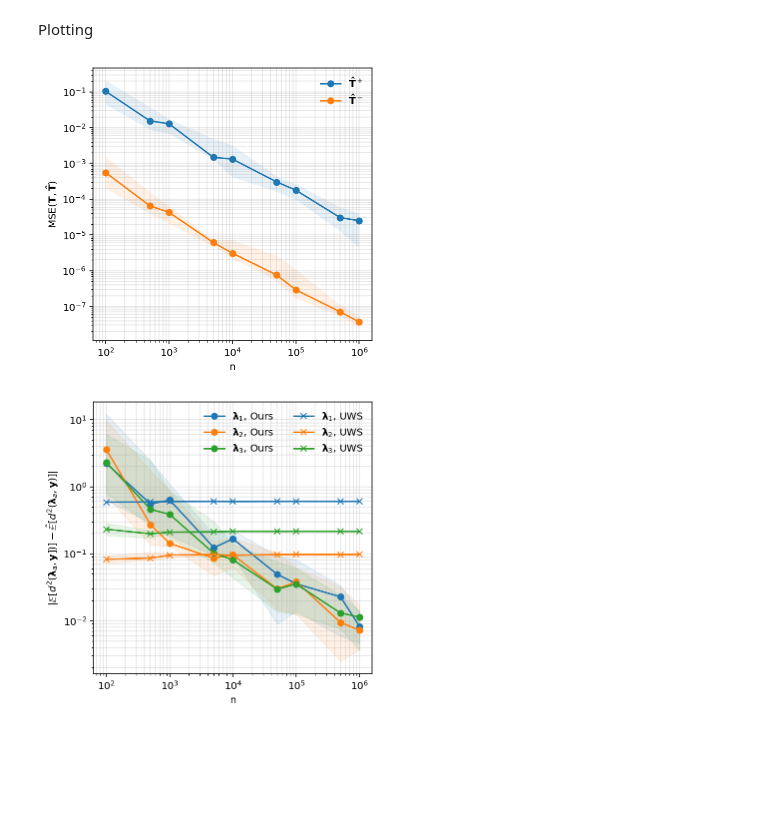
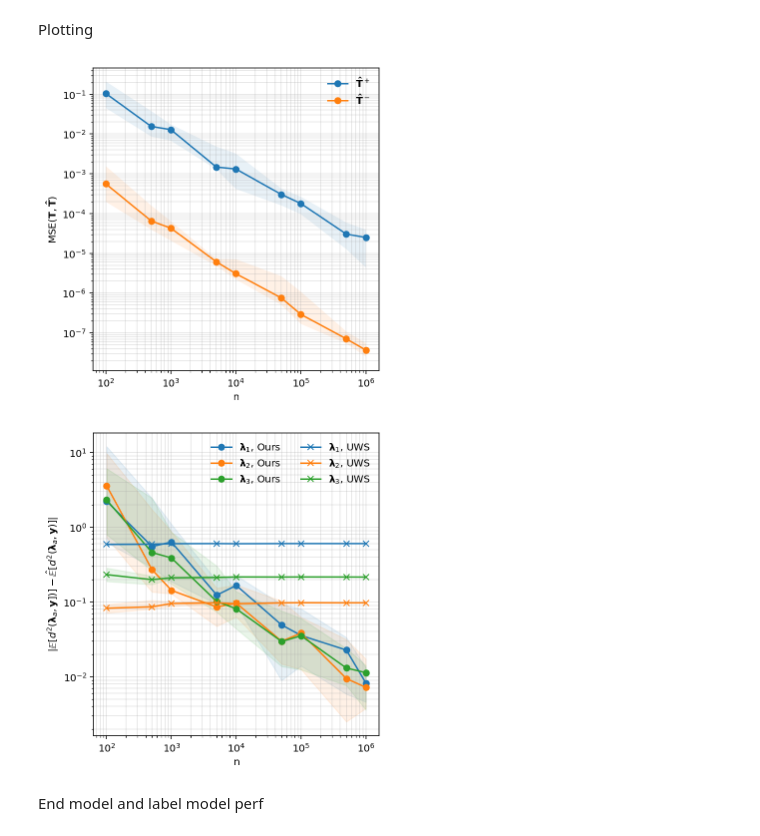
Before and after one commit to SprocketLab/WS-Structured-Prediction, a Jupyter notebook: notebooks/plots_ranking.ipynb, the cells around one changed output. Cells and saved outputs as stored; diff of their text form; code cells hidden in the pictures; blank space fills up the shorter version.

```diff
--- a/notebooks/plots_ranking.ipynb
+++ b/notebooks/plots_ranking.ipynb
@@ -112,22 +112,35 @@ def get_res(fname, basedir='../code/results/ranking'):
         Ts = []
         Evs = []
         Evs_uws = []
+        lm_acc = []
+        lm_acc_uws = []
+        em_acc = []
+        em_acc_uws = []
         for line in f.readlines():
             if 'population -- TD(sampled)' in line:
                 Ts.append(float(line.split('\t')[-1].strip()))
             elif 'err(exp_sq_dist_pop, exp_sq_dist_TD)' in line:
                 Evs.append(ast.literal_eval(
-                    line.split('\t')[-1].strip().replace('  ', ',').replace(' ', ',')))
+                    line.split('\t')[-1].strip().replace('    ', ',').replace('   ', ',').replace('  ', ',').replace(' ', ',').replace(',,', ',').replace('[,', '[')))
             elif 'err(exp_sq_dist_pop, exp_sq_dist_UWS)' in line:
                 Evs_uws.append(ast.literal_eval(
-                    line.split('\t')[-1].strip().replace('  ', ',').replace(' ', ',')))
-    return Ts, Evs, Evs_uws
+                    line.split('\t')[-1].strip().replace('    ', ',').replace('   ', ',').replace('  ', ',').replace(' ', ',').replace(',,', ',').replace('[,', '[')))
+            elif 'TD LM accuracy:' in line:
+                lm_acc.append(float(line.split('\t')[-1].strip()))
+            elif 'UWS LM accuracy:' in line:
+                lm_acc_uws.append(float(line.split('\t')[-1].strip()))
+            elif 'TD EM accuracy:' in line:
+                em_acc.append(float(line.split('\t')[-1].strip()))
+            elif 'UWS EM accuracy:' in line:
+                em_acc_uws.append(float(line.split('\t')[-1].strip()))
+    return Ts, Evs, Evs_uws, lm_acc, lm_acc_uws, em_acc, em_acc_uws
 # %% [markdown]
 Gathering results...
 # %%
 ns = ['100', '500', '1_000', '5_000', '10_000', '50_000', '100_000', '500_000', '1_000_000']
 seedmax = 10 # TODO
 seeds = np.arange(seedmax) # TODO change seedmax
+basedir = '../code/results_22_08_01/ranking'
 
 Ts_seeds = []
 Evs_seeds = []
@@ -137,7 +150,7 @@ for seed in seeds:
     Evs = []
     Ev_uwss = []
     for n in ns:
-        T, Ev, Ev_u = get_res(f'n{n}_seed{seed}.log')
+        T, Ev, Ev_u, _, _, _, _ = get_res(f'n{n}_seed{seed}.log', basedir)
         Ts.append(T)
         Evs.append(Ev)
         Ev_uwss.append(Ev_u)
@@ -152,31 +165,33 @@ Plotting
 # %%
 # Plotting
 plt.figure(figsize=(5, 5))
 
 ns = [int(n) for n in ns]
 
 q = 0.25
 mean0 = np.median(Ts_seeds, axis=0)[:, 0]
 max0 = np.quantile(Ts_seeds, 1.0 - q, axis=0)[:, 0]
 min0 = np.quantile(Ts_seeds, q, axis=0)[:, 0]
 plt.plot(ns, mean0, label=r'$\mathbf{\hat{T}}^+$', marker='o')
 plt.fill_between(ns, min0, max0, alpha=0.1)
 
 mean1 = np.median(Ts_seeds, axis=0)[:, 1]
 max1 = np.quantile(Ts_seeds, 1.0 - q, axis=0)[:, 1]
 min1 = np.quantile(Ts_seeds, q, axis=0)[:, 1]
 plt.plot(ns, mean1, label=r'$\mathbf{\hat{T}}^-$', marker='o')
 plt.fill_between(ns, min1, max1, alpha=0.1)
 
 plt.xscale('log')
 plt.xlabel('n')
 plt.yscale('log')
 plt.ylabel(r'MSE$(\mathbf{T}, \mathbf{\hat{T}})$')
 plt.legend(frameon=False)
 plt.grid(True, which="both", ls="-", alpha=0.3, color='0.65')
+plt.tight_layout()
+plt.savefig('est_T_ranking.pdf')
 plt.show()
 # %% [output]
-[figure, old version]
+[figure, new version]
 # %%
 # Plotting
 plt.figure(figsize=(5, 5))
@@ -230,6 +245,10 @@ plt.yscale('log')
 plt.ylabel(r'$\|\mathbb{E}[d^2(\mathbf{\lambda}_a, \mathbf{y}])] - \hat{\mathbb{E}}[d^2( \mathbf{\lambda}_a, \mathbf{y} )]  \|$')
 plt.legend(frameon=False, ncol=2)
 plt.grid(True, which="both", ls="-", alpha=0.3, color='0.65')
+plt.tight_layout()
+plt.savefig('est_ranking.pdf')
 plt.show()
 # %% [output]
-[figure, old version]
+[figure, new version]
+# %% [markdown]
+End model and label model perf
```
Also changed, not shown: parts of 4 cells of this notebook, 9 other files.
